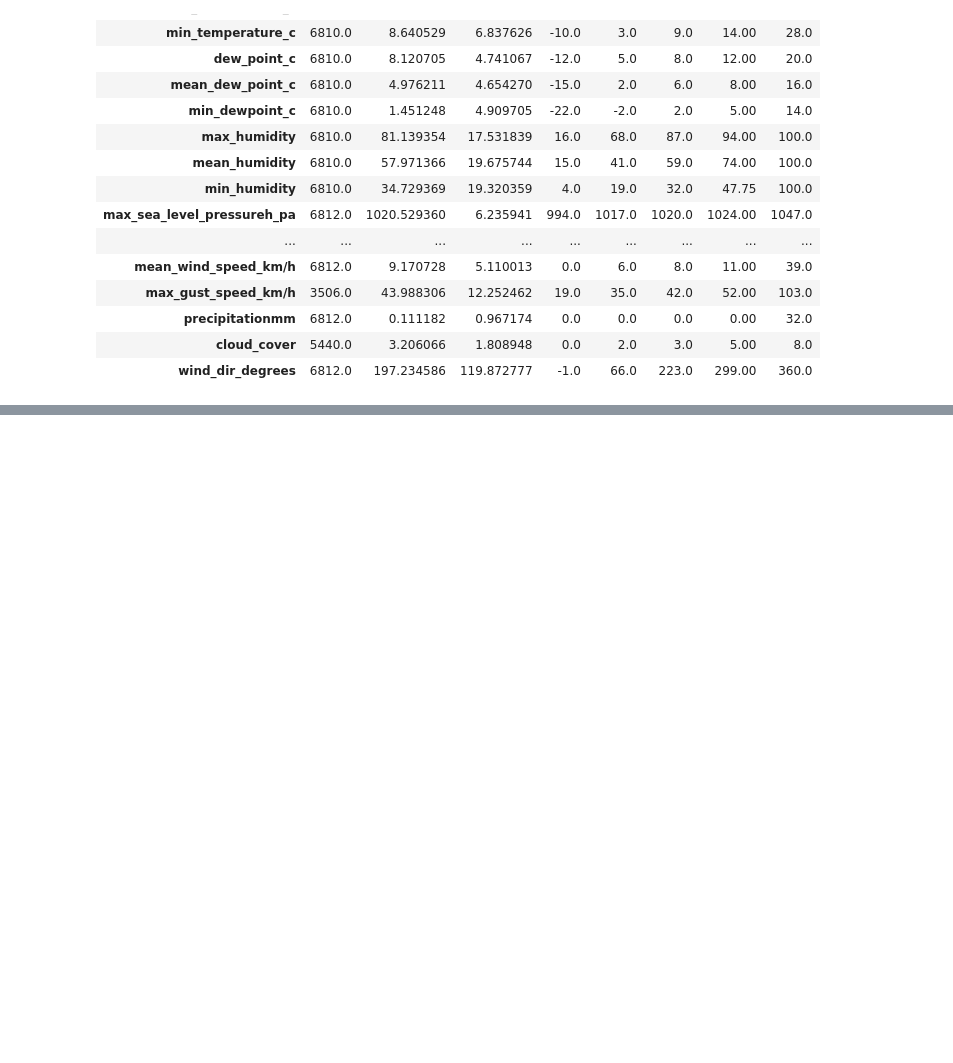
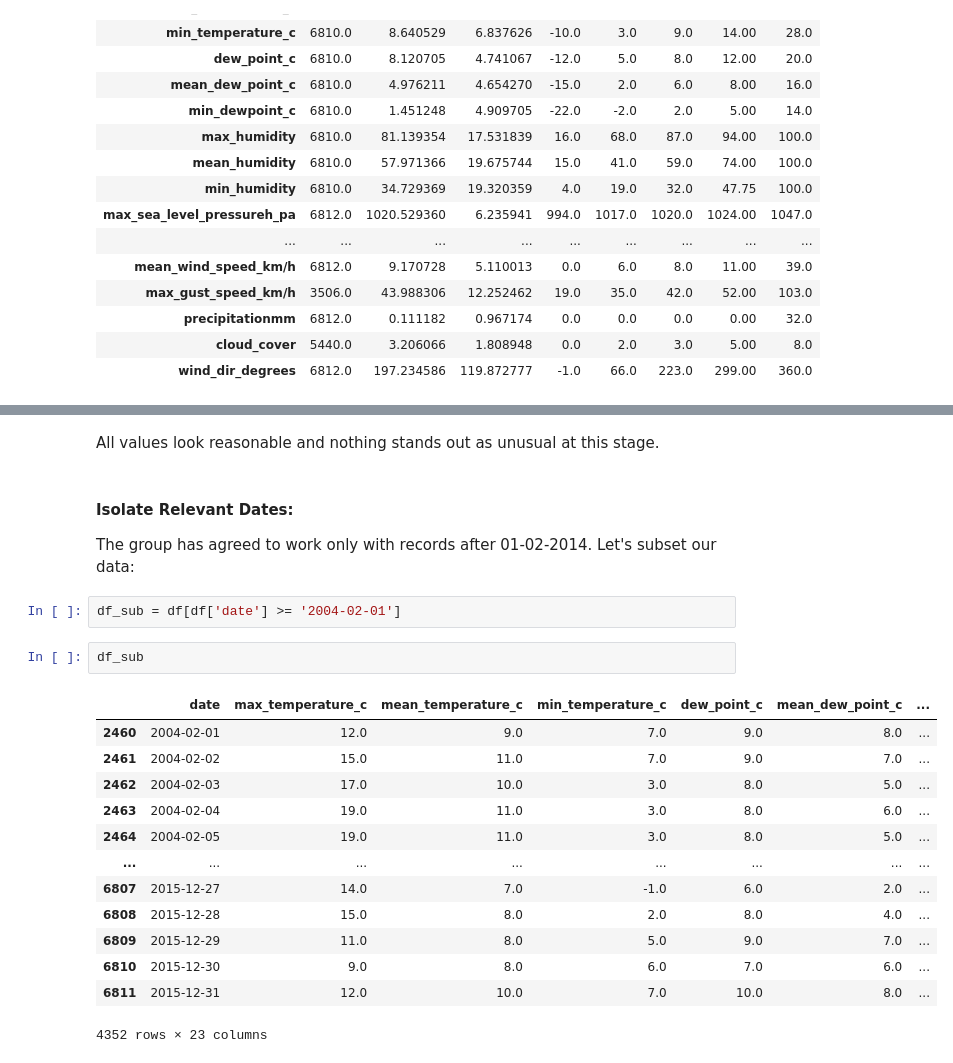
Before and after one commit to lecritch/madrid_temperature_time_series, a Jupyter notebook: notebooks/exploratory/01_eda_lc.ipynb, the cells around one changed output, grey strips where cells are left out. Drawn from its saved outputs; the diff is of its cells as text; blank space fills up the shorter version.

```diff
--- a/notebooks/exploratory/01_eda_lc.ipynb
+++ b/notebooks/exploratory/01_eda_lc.ipynb
@@ -160,0 +188,24 @@ df.describe().T
+# %% [markdown]
+All values look reasonable and nothing stands out as unusual at this stage.
+# %% [markdown]
+#### Isolate Relevant Dates:
+
+The group has agreed to work only with records after 01-02-2014.  Let's subset our data:
+# %%
+df_sub = df[df['date'] >= '2004-02-01']
+# %%
+df_sub
+# %% [output]
+|  | date | max_temperature_c | mean_temperature_c | min_temperature_c | dew_point_c | mean_dew_point_c | ... |
+| 2460 | 2004-02-01 | 12.0 | 9.0 | 7.0 | 9.0 | 8.0 | ... |
+| 2461 | 2004-02-02 | 15.0 | 11.0 | 7.0 | 9.0 | 7.0 | ... |
+| 2462 | 2004-02-03 | 17.0 | 10.0 | 3.0 | 8.0 | 5.0 | ... |
+| 2463 | 2004-02-04 | 19.0 | 11.0 | 3.0 | 8.0 | 6.0 | ... |
+| 2464 | 2004-02-05 | 19.0 | 11.0 | 3.0 | 8.0 | 5.0 | ... |
+| ... | ... | ... | ... | ... | ... | ... | ... |
+| 6807 | 2015-12-27 | 14.0 | 7.0 | -1.0 | 6.0 | 2.0 | ... |
+| 6808 | 2015-12-28 | 15.0 | 8.0 | 2.0 | 8.0 | 4.0 | ... |
+| 6809 | 2015-12-29 | 11.0 | 8.0 | 5.0 | 9.0 | 7.0 | ... |
+| 6810 | 2015-12-30 | 9.0 | 8.0 | 6.0 | 7.0 | 6.0 | ... |
+| 6811 | 2015-12-31 | 12.0 | 10.0 | 7.0 | 10.0 | 8.0 | ... |
+4352 rows × 23 columns
```
Also changed, not shown: parts of 10 cells of this notebook, 1 other file.
